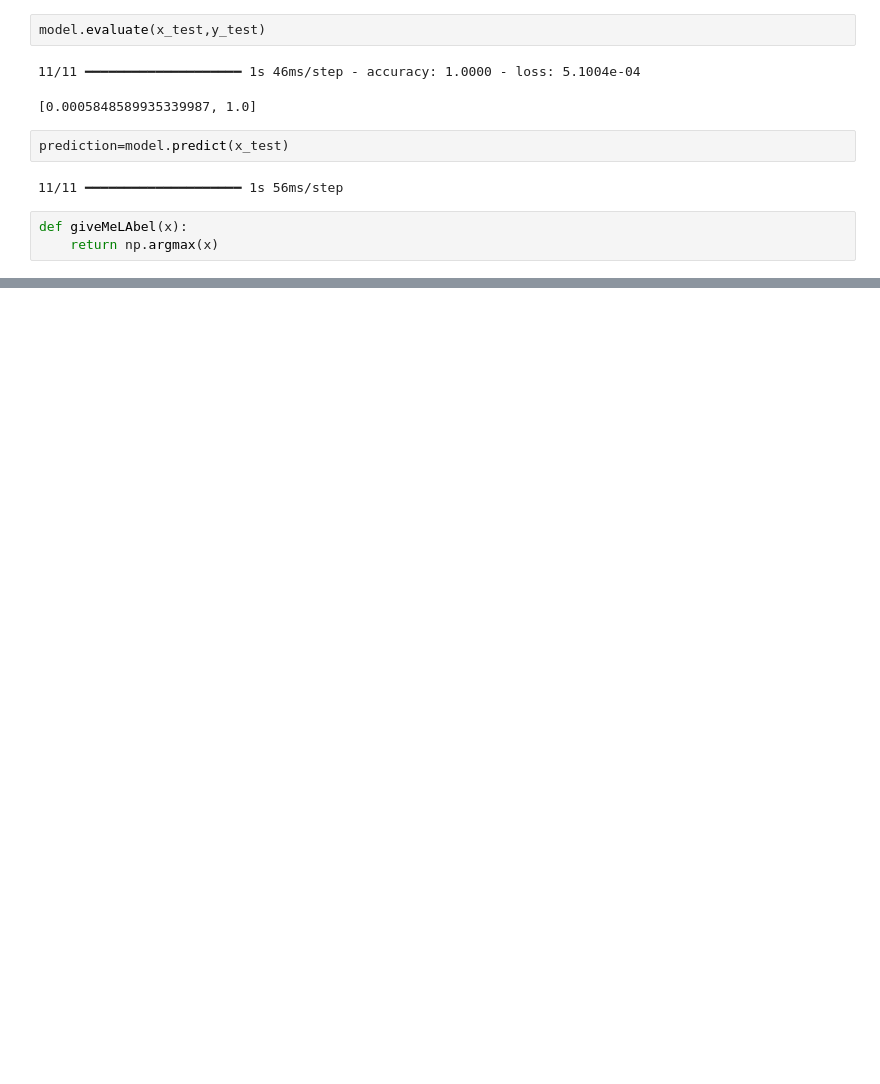
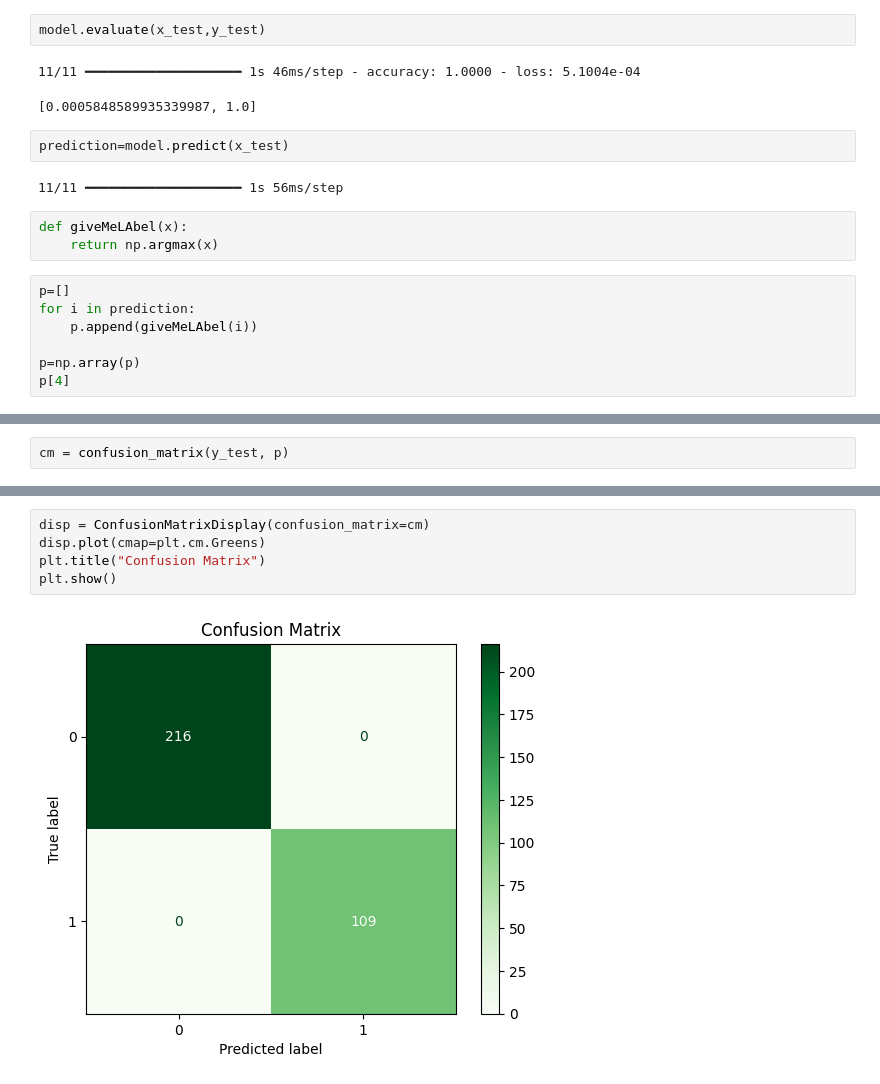
Before and after one commit to AyushPrakash414/DigitRecognitionUsingNeuralNetwork, a Jupyter notebook: imageClassification/AyushImageClassification.ipynb, the cells around one changed output, grey strips where cells are left out. Cells and saved outputs as stored; diff of their text form; blank space fills up the shorter version.

Commit message:
Adding cofusion matrix

```diff
--- a/imageClassification/AyushImageClassification.ipynb
+++ b/imageClassification/AyushImageClassification.ipynb
@@ -239,3 +239,10 @@ prediction=model.predict(x_test)
 # %%
 def giveMeLAbel(x):
     return np.argmax(x)
+# %%
+p=[]
+for i in prediction:
+    p.append(giveMeLAbel(i))
+
+p=np.array(p)
+p[4]
@@ -254,0 +267,2 @@ plt.imshow(x_test[10])
+# %%
+cm = confusion_matrix(y_test, p)
@@ -254,0 +274,7 @@ plt.imshow(x_test[10])
+# %%
+disp = ConfusionMatrixDisplay(confusion_matrix=cm)
+disp.plot(cmap=plt.cm.Greens)
+plt.title("Confusion Matrix")
+plt.show()
+# %% [output]
+[figure, added]
```
Also changed, not shown: parts of 6 cells of this notebook.
